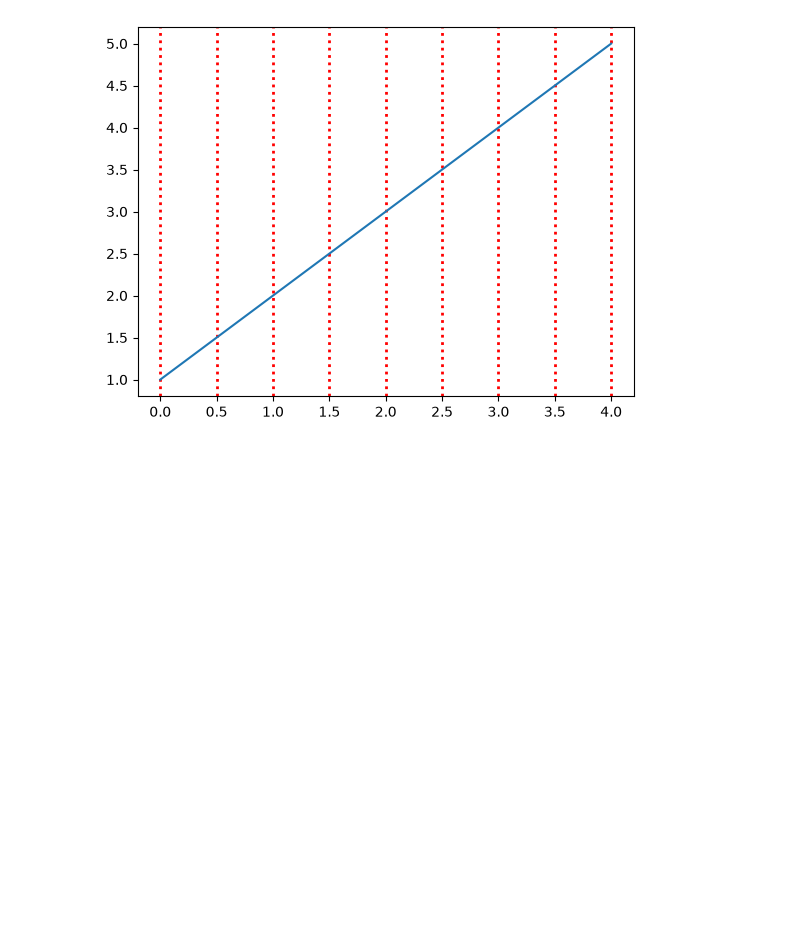
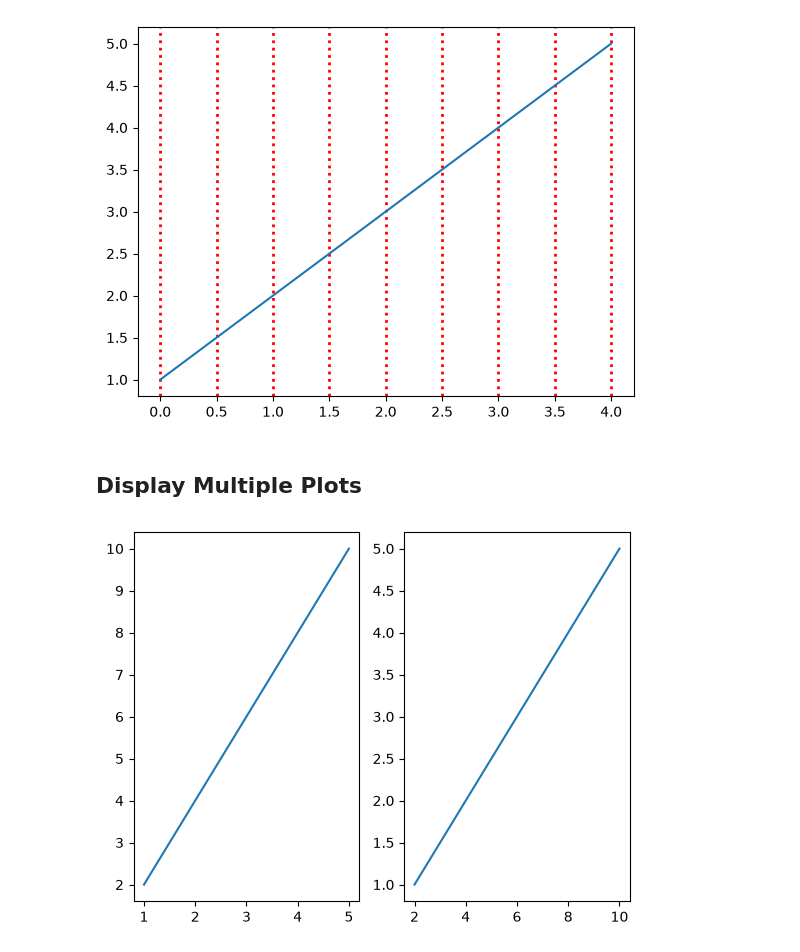
Before and after one commit to ImadElMaftouhi/Machine-learning, a Jupyter notebook: fundamentals/matplotlib/note.ipynb, the cells around one changed output. Saved outputs shown, nothing was run; the diff lists cells and outputs as text; code cells hidden in the pictures; blank space fills up the shorter version.

```diff
--- a/fundamentals/matplotlib/note.ipynb
+++ b/fundamentals/matplotlib/note.ipynb
@@ -97,3 +102,20 @@ plt.plot(x)
 plt.grid(color="red",linestyle=":",linewidth=2,axis="x")
 # %% [output]
 [figure]
+# %% [markdown]
+## Display Multiple Plots
+# %%
+# we can use the subplot() method to draw multiple plots in one figure.
+
+x = np.array([1,2,3,4,5])
+y = np.array([2,4,6,8,10])
+
+plt.subplot(1,2,1) # 1 row, 2 columns, first subplot
+plt.plot(x,y)
+
+plt.subplot(1,2,2)
+plt.plot(y,x)
+
+plt.show()
+# %% [output]
+[figure, added]
```
Also changed, not shown: parts of 30 cells of this notebook.
